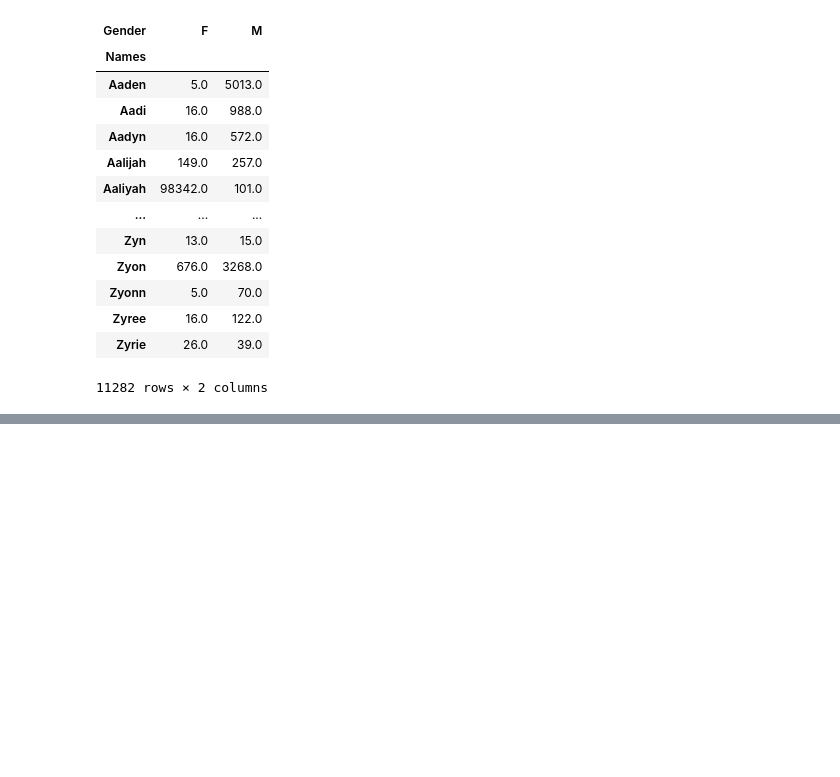
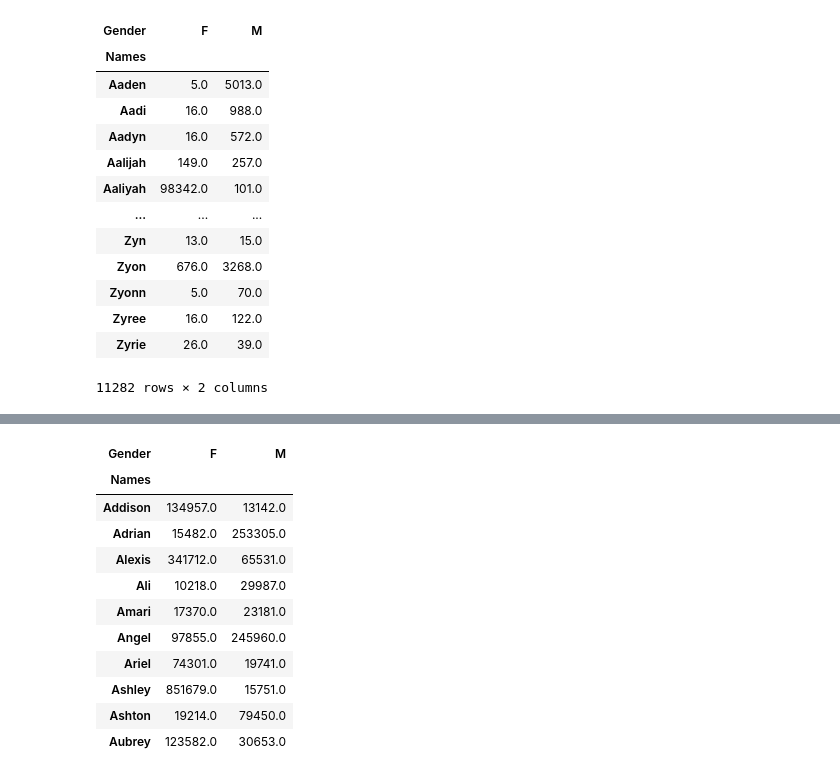
Before and after one commit to RochaErik/X-US-Baby-Names, a Jupyter notebook: EDA.ipynb, the cells around one changed output, grey strips where cells are left out. Drawn from its saved outputs; the diff is of its cells as text; code cells hidden in the pictures; blank space fills up the shorter version.

```diff
--- a/EDA.ipynb
+++ b/EDA.ipynb
@@ -922,0 +944,17 @@ Length: 11282, dtype: float64
+# %%
+unisex = unisex[unisex.min(axis=1) > 10000]
+# %%
+unisex.head(10)
+# %% [output]
+| Gender | F | M |
+| Names |  |  |
+| Addison | 134957.0 | 13142.0 |
+| Adrian | 15482.0 | 253305.0 |
+| Alexis | 341712.0 | 65531.0 |
+| Ali | 10218.0 | 29987.0 |
+| Amari | 17370.0 | 23181.0 |
+| Angel | 97855.0 | 245960.0 |
+| Ariel | 74301.0 | 19741.0 |
+| Ashley | 851679.0 | 15751.0 |
+| Ashton | 19214.0 | 79450.0 |
+| Aubrey | 123582.0 | 30653.0 |
```
Also changed, not shown: parts of 8 cells of this notebook.
